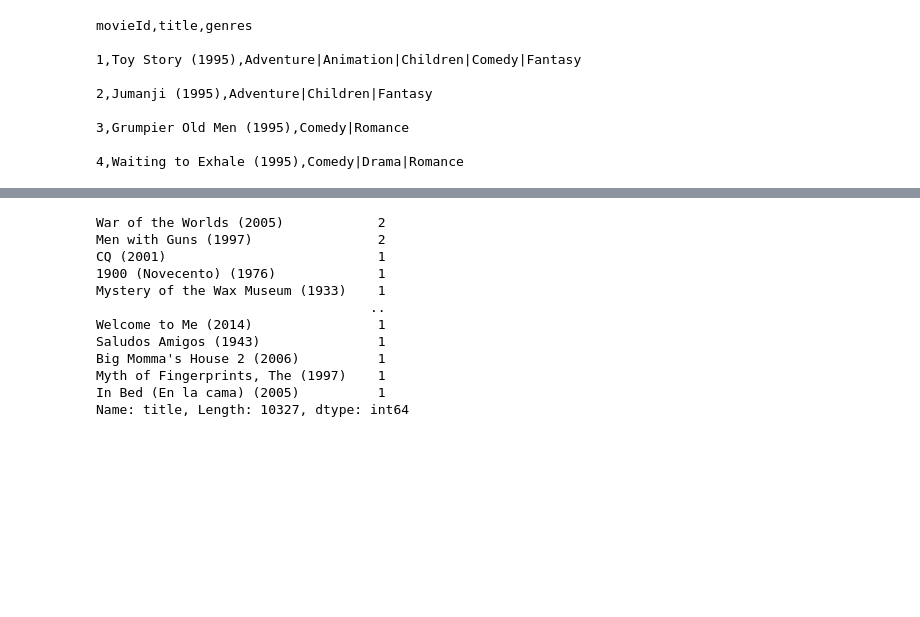
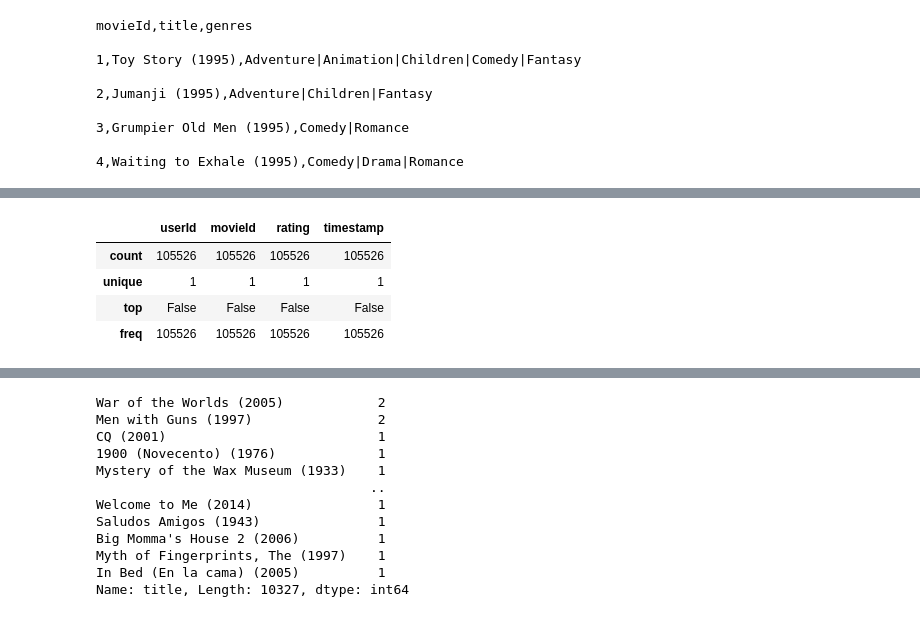
Before and after one commit to aleksanp/movie-recommendation-bot, a Jupyter notebook: movie_recommendation_bot.ipynb, the cells around one changed output, grey strips where cells are left out. Saved outputs shown, nothing was run; the diff lists cells and outputs as text; code cells hidden in the pictures; blank space fills up the shorter version.

```diff
--- a/movie_recommendation_bot.ipynb
+++ b/movie_recommendation_bot.ipynb
@@ -46,0 +50,10 @@ Name: rating, Length: 105526, dtype: float64
+# %%
+# Check
+
+data_ratings.isna().describe()
+# %% [output]
+|  | userId | movieId | rating | timestamp |
+| count | 105526 | 105526 | 105526 | 105526 |
+| unique | 1 | 1 | 1 | 1 |
+| top | False | False | False | False |
+| freq | 105526 | 105526 | 105526 | 105526 |
```
Also changed, not shown: parts of 7 cells of this notebook.
